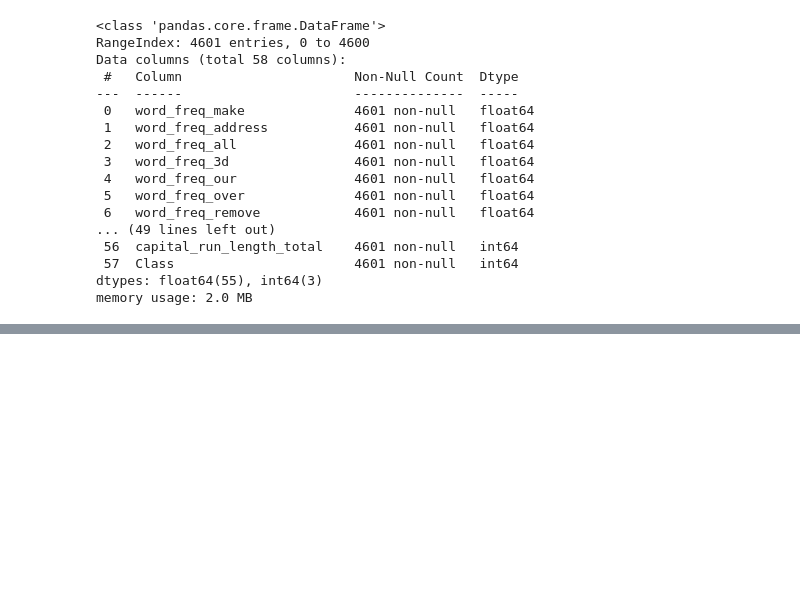
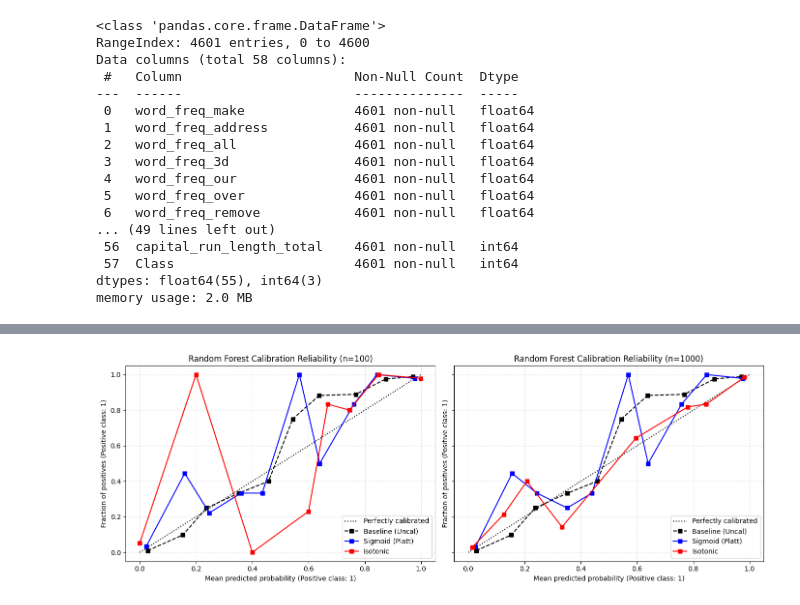
Before and after one commit to SKJ39/Probability-Recalibration, a Jupyter notebook: proj_5420.ipynb, the cells around one changed output, grey strips where cells are left out. Cells and saved outputs as stored; diff of their text form; code cells hidden in the pictures; blank space fills up the shorter version.

```diff
--- a/proj_5420.ipynb
+++ b/proj_5420.ipynb
@@ -1006,0 +762,5 @@ We define the "smallest effective calibration size" as the minimum subset size (
+# %%
+# Plot for Random Forest
+plot_reliability_diagrams(spam_rf, X_spam_cal, y_spam_cal, X_spam_val, y_spam_val, "Random Forest")
+# %% [output]
+[figure, added]
```
Also changed, not shown: parts of 175 cells of this notebook.
